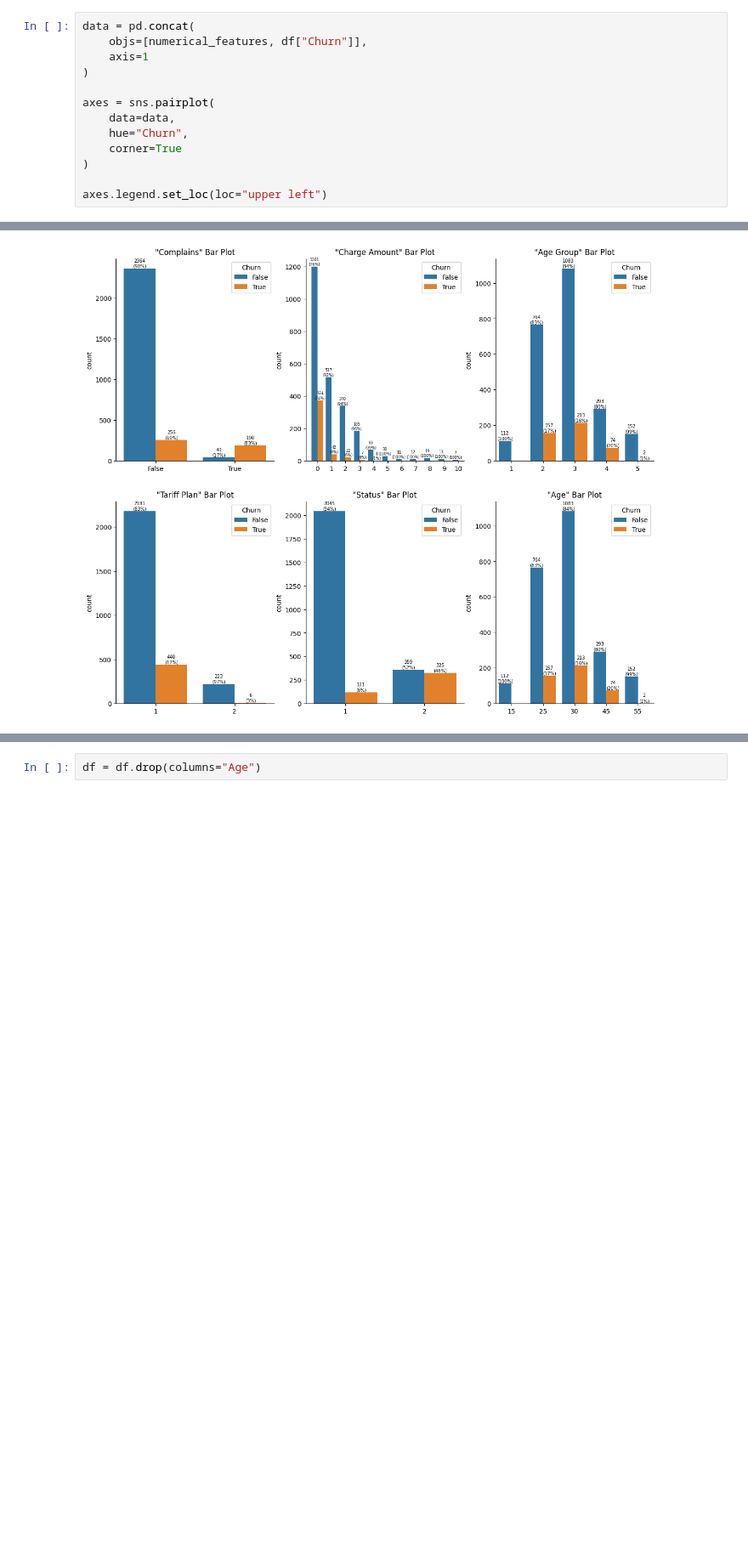
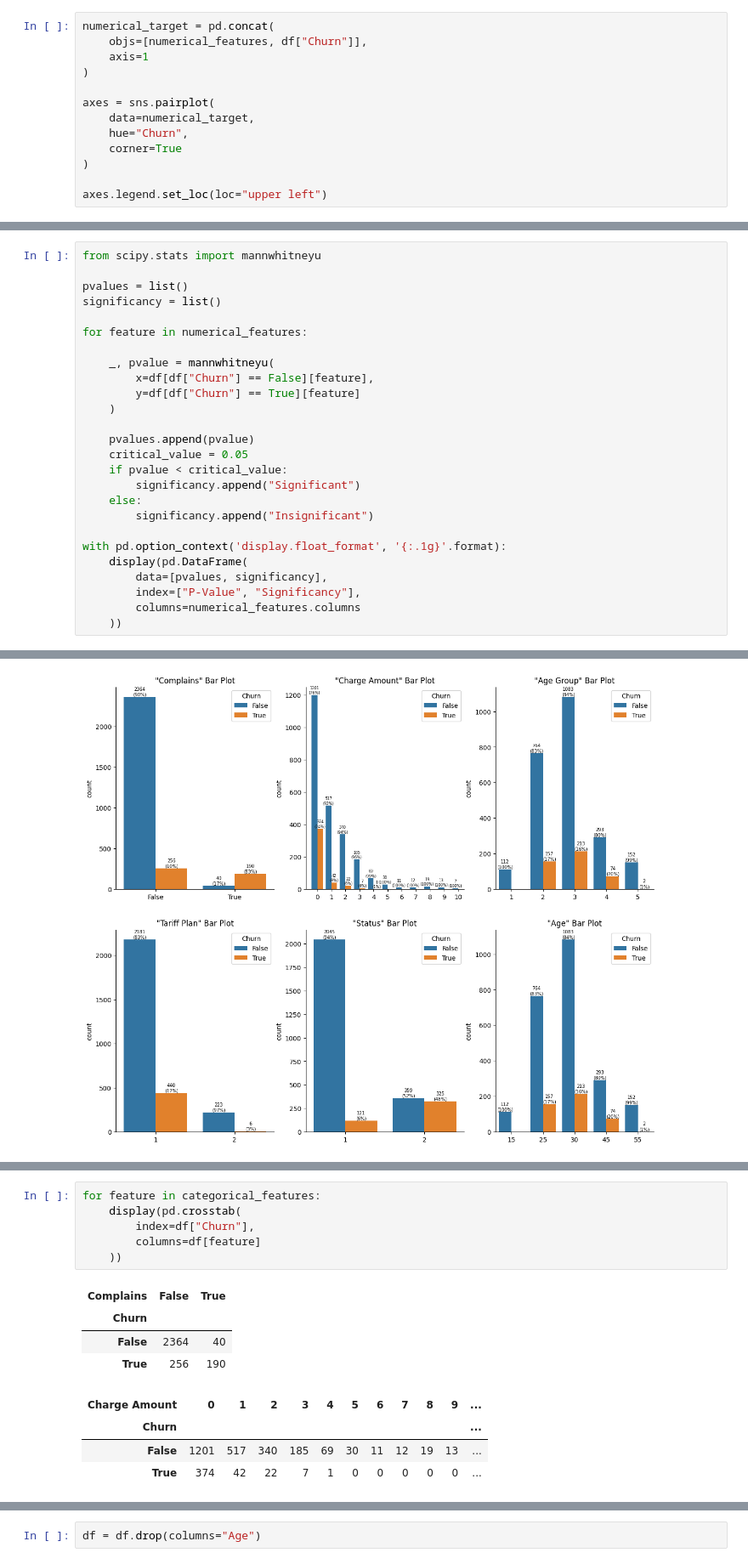
Before and after one commit to garudapaksi-yusuf/Iranian_Telecom_Churn, a Jupyter notebook: notebook/notebook.ipynb, the cells around one changed output, grey strips where cells are left out. Shown at 85% size. Saved outputs shown, nothing was run; the diff lists cells and outputs as text; blank space fills up the shorter version.

```diff
--- a/notebook/notebook.ipynb
+++ b/notebook/notebook.ipynb
@@ -781,13 +837,13 @@ untuk analisis multivariat antara feature numerik dan variabel kategorikal, seca
 * More specifically, let’s see how the input variables are related to the target variable Churn.
 * analisis berikut akan menyertakan target variable pada dataframe yang berisikan numerical features dan secara sekaligus menggunakan pairplot dan hue sehingga their points are color-coded so that the values of a third categorical variable `Churn` are also presented in the same figure
 # %%
-data = pd.concat(
+numerical_target = pd.concat(
     objs=[numerical_features, df["Churn"]],
     axis=1
 )
 
 axes = sns.pairplot(
-    data=data,
+    data=numerical_target,
     hue="Churn",
     corner=True
 )
@@ -844,0 +922,26 @@ dari chart ini dapat kita identifikasi beberapa temuan berikut:
+# %%
+from scipy.stats import mannwhitneyu
+
+pvalues = list()
+significancy = list()
+
+for feature in numerical_features:
+
+    _, pvalue = mannwhitneyu(
+        x=df[df["Churn"] == False][feature],
+        y=df[df["Churn"] == True][feature]
+    )
+
+    pvalues.append(pvalue)
+    critical_value = 0.05
+    if pvalue < critical_value:
+        significancy.append("Significant")
+    else:
+        significancy.append("Insignificant")
+
+with pd.option_context('display.float_format', '{:.1g}'.format):
+    display(pd.DataFrame(
+        data=[pvalues, significancy],
+        index=["P-Value", "Significancy"],
+        columns=numerical_features.columns
+    ))
@@ -903,0 +1020,15 @@ berikut interpretasi yang dapat diambil pada tiap visualisasi di atas:
+# %%
+for feature in categorical_features:
+    display(pd.crosstab(
+        index=df["Churn"],
+        columns=df[feature]
+    ))
+# %% [output]
+| Complains | False | True |
+| Churn |  |  |
+| False | 2364 | 40 |
+| True | 256 | 190 |
+| Charge Amount | 0 | 1 | 2 | 3 | 4 | 5 | 6 | 7 | 8 | 9 | ... |
+| Churn |  |  |  |  |  |  |  |  |  |  | ... |
+| False | 1201 | 517 | 340 | 185 | 69 | 30 | 11 | 12 | 19 | 13 | ... |
+| True | 374 | 42 | 22 | 7 | 1 | 0 | 0 | 0 | 0 | 0 | ... |
```
Also changed, not shown: parts of 17 cells of this notebook.
